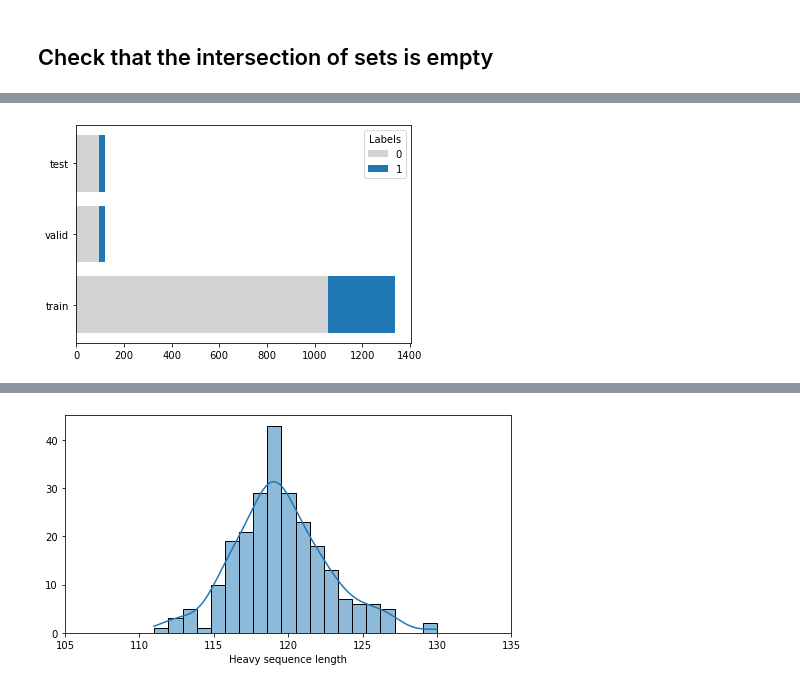
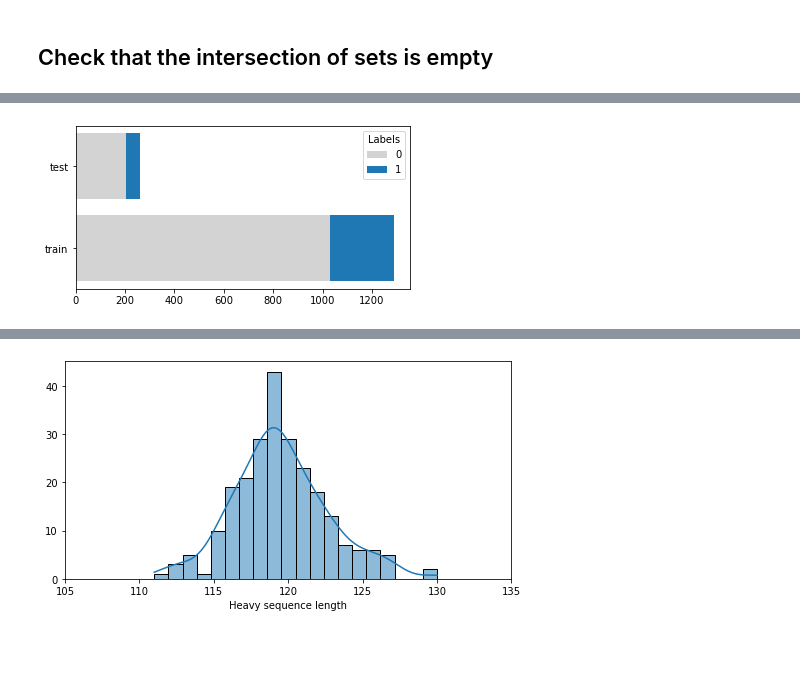
Before and after one commit to kvetab/di-pred, a Jupyter notebook: notebooks/data_processing/04-data-split-deduplicated.ipynb, the cells around one changed output, grey strips where cells are left out. Saved outputs shown, nothing was run; the diff lists cells and outputs as text; code cells hidden in the pictures; blank space fills up the shorter version.

Commit message:
New data split

```diff
--- a/notebooks/data_processing/04-data-split-deduplicated.ipynb
+++ b/notebooks/data_processing/04-data-split-deduplicated.ipynb
@@ -322,0 +244,8 @@ chen_test = pd.read_csv(path.join(DATA_DIR, "chen/deduplicated/chen_test_data.cs
+# %%
+train_indices, test_indices = train_test_split(range(clusters.max()), test_size=0.19, random_state=42)
+train_set = []
+for idx in train_indices:
+    train_set += cluster_assignment[idx + 1]
+test_set = []
+for idx in test_indices:
+    test_set += cluster_assignment[idx + 1]
@@ -324,0 +334,3 @@ chen_test = pd.read_csv(path.join(DATA_DIR, "chen/deduplicated/chen_test_data.cs
+# %%
+chen_train = chen_train.copy(deep=True)
+chen_train.drop("cluster_merged", axis=1, inplace=True)
@@ -329,13 +343,11 @@ chen_data = chen_data.merge(clusters.rename("cluster"), left_index=True, right_i
 # %%
 for seed in seeds:
-    train_indices, test_indices = train_test_split(range(clusters.max()), test_size=0.5, random_state=seed)
-    train_set = []
-    for idx in train_indices:
-        train_set += cluster_assignment[idx + 1]
-    test_set = []
-    for idx in test_indices:
-        test_set += cluster_assignment[idx + 1]
-    chen_train = chen_data.iloc[train_set]
-    chen_train.to_csv(path.join(DATA_DIR, f"chen/deduplicated/crossval/chen_train_{seed}.csv"))
-    chen_test = chen_data.iloc[test_set]
-    chen_test.to_csv(path.join(DATA_DIR, f"chen/deduplicated/crossval/chen_test_{seed}.csv"))
+    train_clusters, test_clusters = train_test_split(chen_train["cluster"].unique(), test_size=0.5, random_state=seed)
+    train_set = chen_train[chen_train["cluster"].isin(train_clusters)]
+    test_set = chen_train[chen_train["cluster"].isin(test_clusters)]
+
+    print(f"Seed: {seed}, train: {len(train_set)}, test: {len(test_set)}")
+    print(train_set["Y"].value_counts())
+    print(test_set["Y"].value_counts())
+    #train_set.to_csv(path.join(DATA_DIR, f"chen/deduplicated/crossval/chen_{seed}_a.csv"))
+    #test_set.to_csv(path.join(DATA_DIR, f"chen/deduplicated/crossval/chen_{seed}_b.csv"))
@@ -396,4 +377,0 @@ The maximum similarity of sequences in the train and test set is 0.89, as expect
-# %%
-chen_train = pd.read_csv(path.join(DATA_DIR, "chen/deduplicated/chen_train_data.csv"), index_col=0)
-chen_valid = pd.read_csv(path.join(DATA_DIR, "chen/deduplicated/chen_valid_data.csv"), index_col=0)
-chen_test = pd.read_csv(path.join(DATA_DIR, "chen/deduplicated/chen_test_data.csv"), index_col=0)
@@ -417,14 +394,16 @@ ax.barh(y_pos, performance, xerr=error, align='center')
 # %%
-sets = ["train", "valid", "test"]
-zeros = [chen_train["Y"].value_counts()[0], chen_valid["Y"].value_counts()[0], chen_test["Y"].value_counts()[0]]
-ones = [chen_train["Y"].value_counts()[1], chen_valid["Y"].value_counts()[1], chen_test["Y"].value_counts()[1]]
+sets = ["train", "test"]
+zeros = [chen_train["Y"].value_counts()[0], chen_test["Y"].value_counts()[0]]
+ones = [chen_train["Y"].value_counts()[1], chen_test["Y"].value_counts()[1]]
+
+plt.figure(figsize=(6,3))
 
 b1 = plt.barh(sets, zeros, color="lightgray")
 b2 = plt.barh(sets, ones, left=zeros, color='#1f77b4')
 
 plt.legend([b1, b2], ["0", "1"], title="Labels", loc="upper right")
 plt.savefig(path.join(DATA_DIR, "images/label_numbers_chen_split.png"))
 
 plt.show()
 # %% [output]
-[figure, old version]
+[figure, new version]
```
Also changed, not shown: parts of 72 cells of this notebook.
